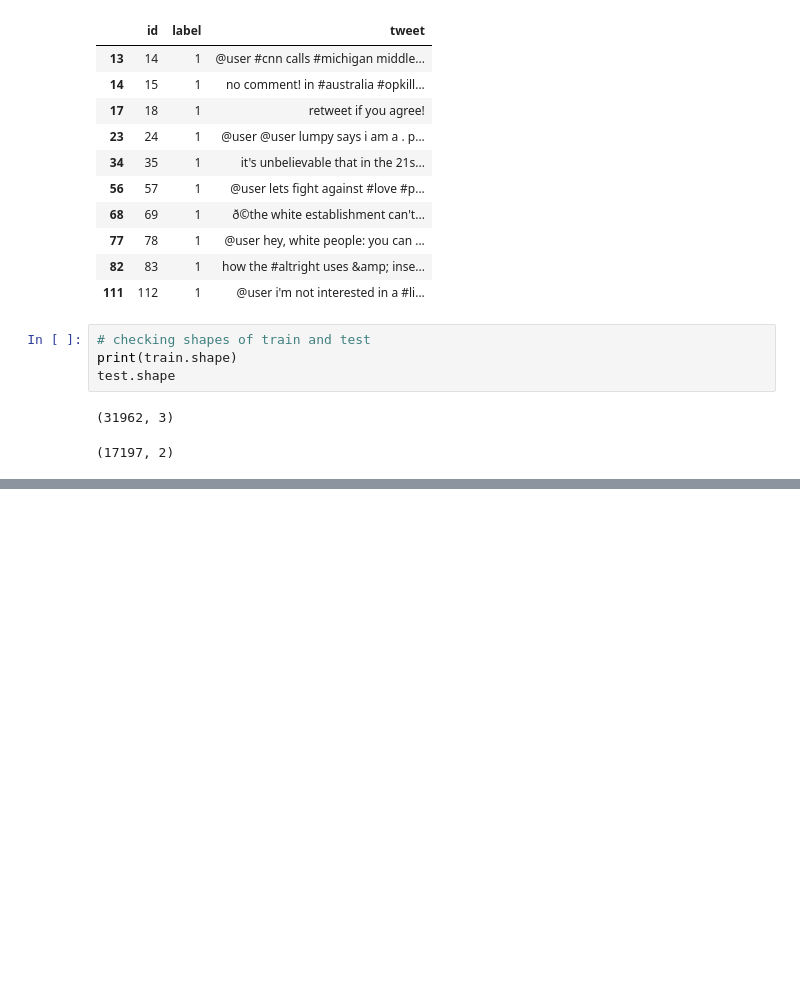
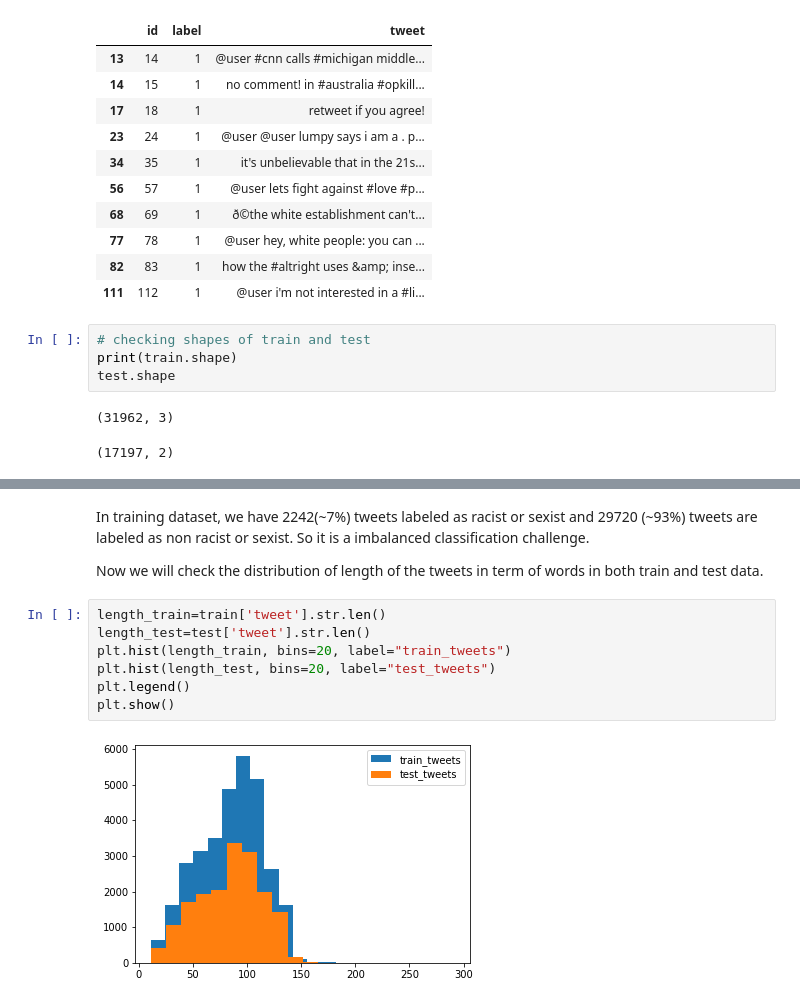
Before and after one commit to Ashik9576/Twitter-Sentiment-Analysis, a Jupyter notebook: Tweeter_Sentiment_Analysis.ipynb, the cells around one changed output, grey strips where cells are left out. Drawn from its saved outputs; the diff is of its cells as text; blank space fills up the shorter version.

```diff
--- a/Tweeter_Sentiment_Analysis.ipynb
+++ b/Tweeter_Sentiment_Analysis.ipynb
@@ -73,0 +90,13 @@ test.shape
+# %% [markdown]
+In training dataset, we have 2242(~7%) tweets labeled as racist or sexist and 29720 (~93%) tweets are labeled as non racist or sexist. So it is a imbalanced classification challenge.
+
+Now we will check the distribution of length of the tweets in term of words in both train and test data.
+# %%
+length_train=train['tweet'].str.len()
+length_test=test['tweet'].str.len()
+plt.hist(length_train, bins=20, label="train_tweets")
+plt.hist(length_test, bins=20, label="test_tweets")
+plt.legend()
+plt.show()
+# %% [output]
+[figure, added]
```
Also changed, not shown: parts of 6 cells of this notebook.
